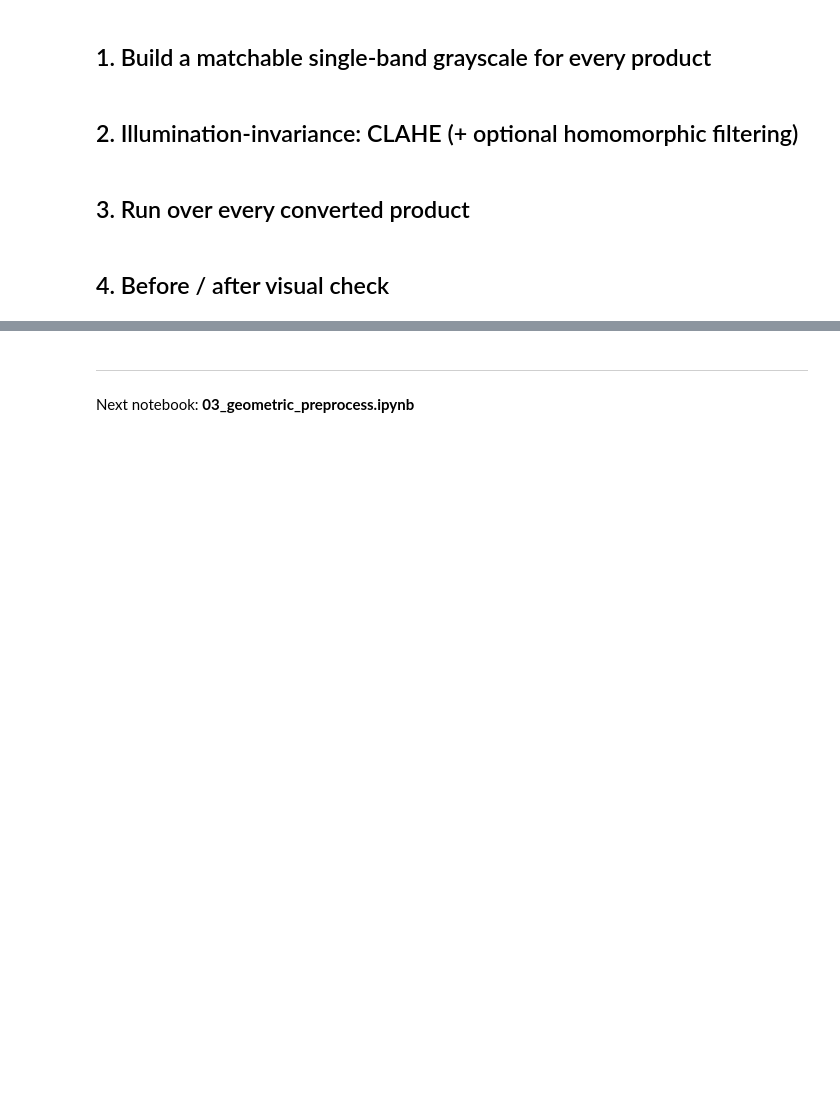
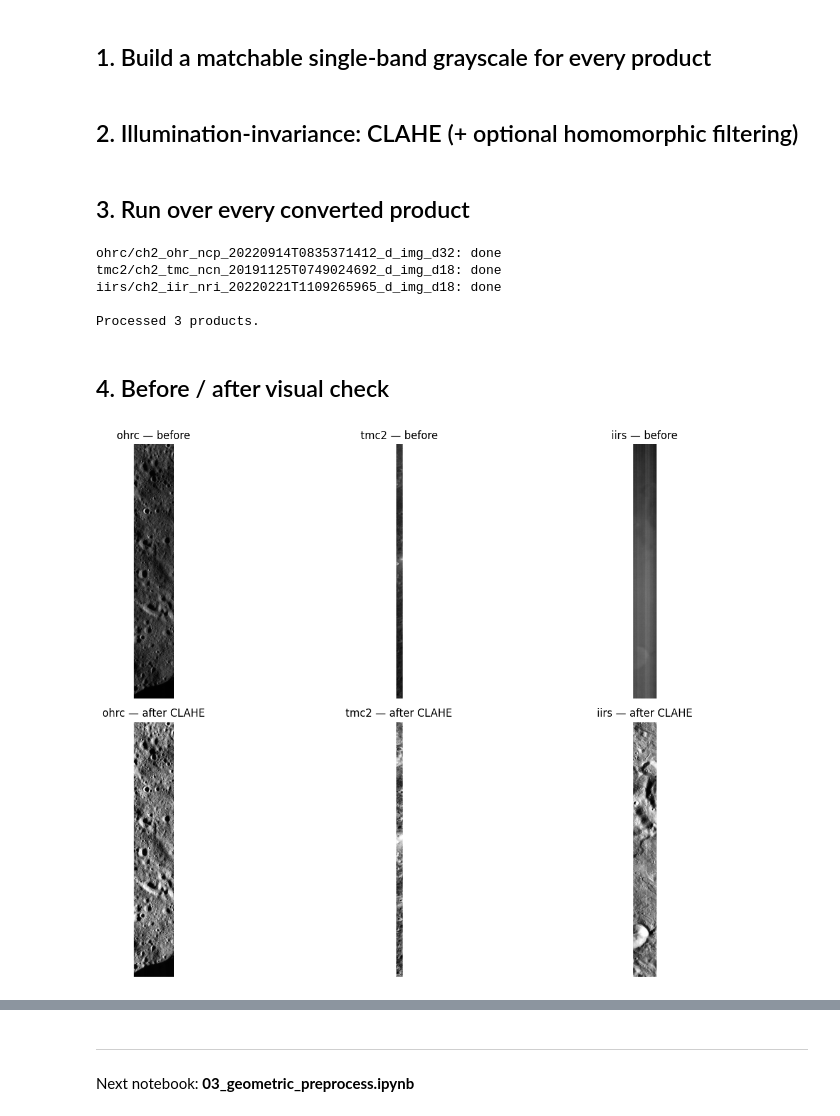
Before and after one commit to Rummankhan7/SIH-26166, a Jupyter notebook: notebooks/02_radiometric_preprocess.ipynb, the cells around one changed output, grey strips where cells are left out. Drawn from its saved outputs; the diff is of its cells as text; code cells hidden in the pictures; blank space fills up the shorter version.

```diff
--- a/notebooks/02_radiometric_preprocess.ipynb
+++ b/notebooks/02_radiometric_preprocess.ipynb
@@ -89,21 +125,64 @@ print(f'Processed {len(processed_rows)} products.')
+# %%
+processed_rows = []
+
+for row in manifest_rows:
+    instrument = row['instrument']
+    out_dir = f'{OUT_ROOT}/{instrument}'
+    os.makedirs(out_dir, exist_ok=True)
+    out_path = f"{out_dir}/{row['product']}.tif"
+
+    if instrument == 'iirs':
+        tmp_path = f"{out_dir}/{row['product']}_pc1_tmp.tif"
+        iirs_pca_project_streaming(row['geotiff_path'], tmp_path)
+        source_for_stretch = tmp_path
+    else:
+        source_for_stretch = row['geotiff_path']
+
+    lo, hi = estimate_percentiles(source_for_stretch, band=1)
+    blockwise_stretch_and_clahe(source_for_stretch, out_path, band=1, lo=lo, hi=hi)
+
+    if instrument == 'iirs':
+        os.remove(tmp_path)
+
+    processed_rows.append({**row, 'radiometric_path': out_path})
+    print(f"{instrument}/{row['product']}: done")
+    gc.collect()
+
+print(f'\nProcessed {len(processed_rows)} products.')
+# %% [output]
+ohrc/ch2_ohr_ncp_20220914T0835371412_d_img_d32: done
+tmc2/ch2_tmc_ncn_20191125T0749024692_d_img_d18: done
+iirs/ch2_iir_nri_20220221T1109265965_d_img_d18: done
+
+Processed 3 products.
 # %% [markdown]
 ## 4. Before / after visual check
 # %%
+import matplotlib.pyplot as plt
+
+def load_decimated(path, band=1, max_dim=1500):
+    with rasterio.open(path) as src:
+        scale = max(1, max(src.height, src.width) // max_dim)
+        return src.read(band, out_shape=(src.height // scale, src.width // scale))
+
 fig, axes = plt.subplots(2, 3, figsize=(15, 9))
 for col, instrument in enumerate(['ohrc', 'tmc2', 'iirs']):
     rows = [r for r in processed_rows if r['instrument'] == instrument]
     if not rows:
         continue
     r = rows[0]
-    with rasterio.open(r['geotiff_path']) as src:
-        raw = src.read()
-    raw_gray = iirs_to_grayscale(raw, 'pca') if instrument == 'iirs' and raw.shape[0] > 1 else raw[0]
-    raw_u8 = to_uint8(raw_gray)
-    with rasterio.open(r['radiometric_path']) as src:
-        processed = src.read(1)
-    axes[0, col].imshow(raw_u8, cmap='gray'); axes[0, col].set_title(f'{instrument} — before'); axes[0, col].axis('off')
-    axes[1, col].imshow(processed, cmap='gray'); axes[1, col].set_title(f'{instrument} — after CLAHE'); axes[1, col].axis('off')
+
+    raw_u8_small = load_decimated(r['geotiff_path'], band=1)
+    processed_small = load_decimated(r['radiometric_path'], band=1)
+
+    axes[0, col].imshow(raw_u8_small, cmap='gray')
+    axes[0, col].set_title(f'{instrument} — before'); axes[0, col].axis('off')
+    axes[1, col].imshow(processed_small, cmap='gray')
+    axes[1, col].set_title(f'{instrument} — after CLAHE'); axes[1, col].axis('off')
+
 plt.tight_layout(); plt.show()
+# %% [output]
+[figure, added]
 # %%
 out_manifest = f'{DRIVE_ROOT}/processed/manifest_radiometric.csv'
 with open(out_manifest, 'w', newline='') as f:
```
Also changed, not shown: parts of 5 cells of this notebook, 3 other files.
